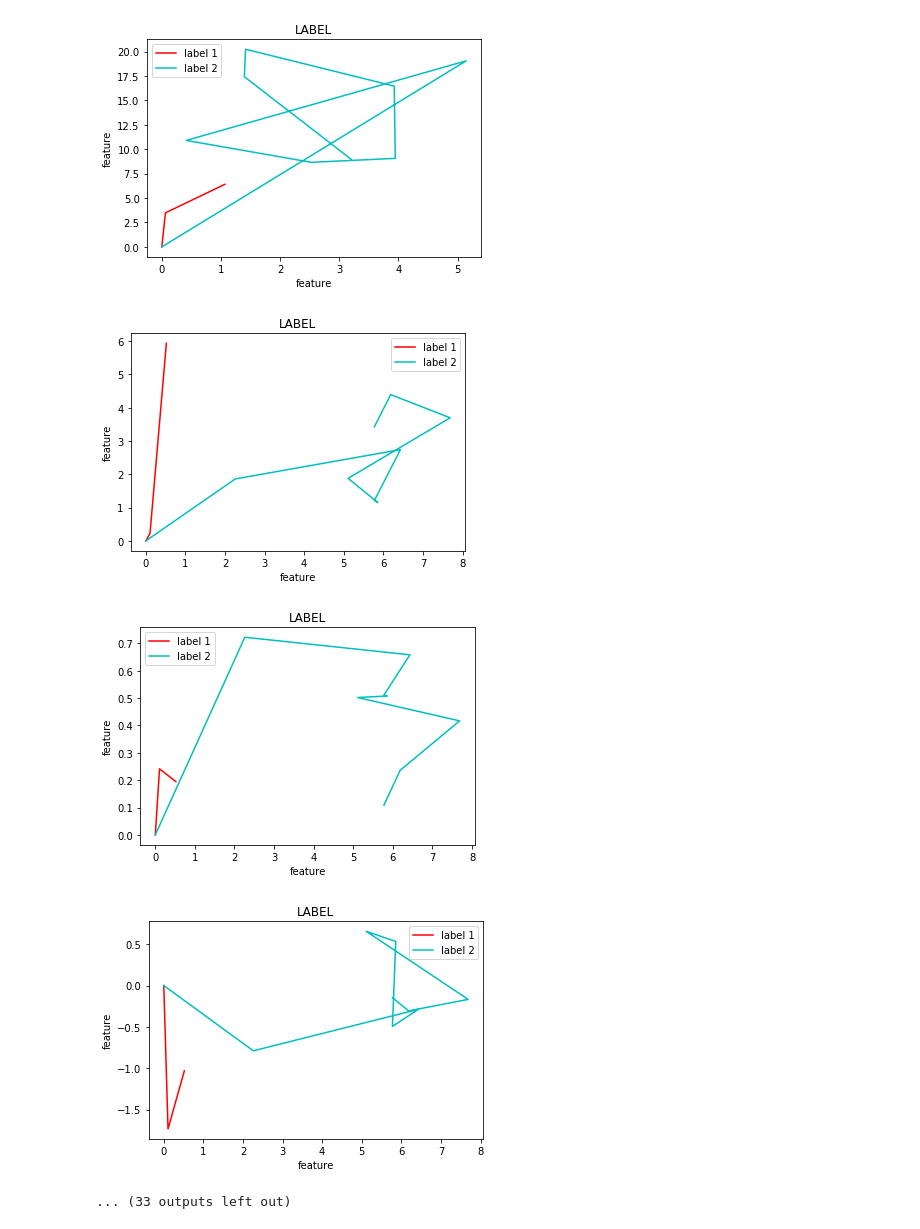
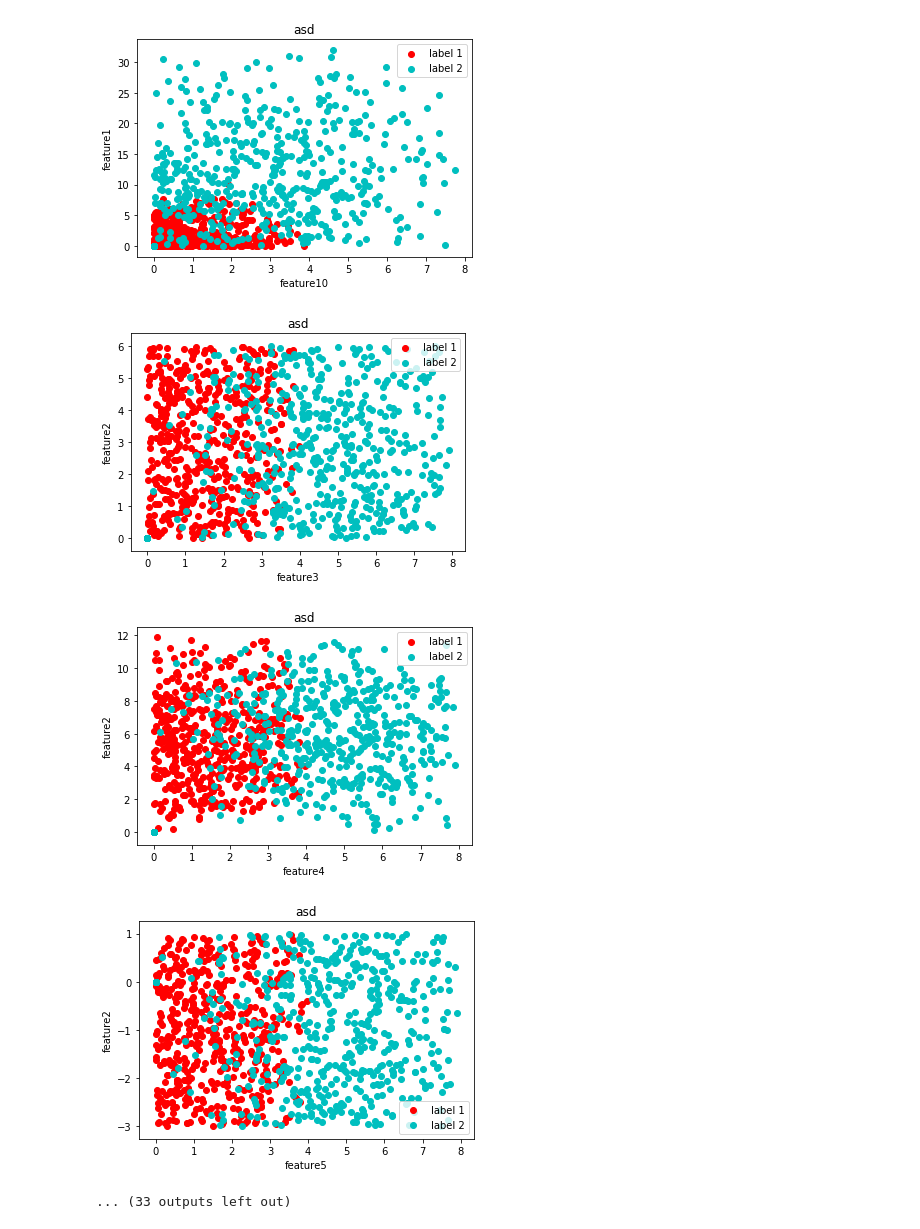
Before and after one commit to IITGuwahati-AI/Learning-Content, a Jupyter notebook: 190103086-saranyaa.RT.ipynb, the cells around one changed output. Cells and saved outputs as stored; diff of their text form; code cells hidden in the pictures.

```diff
--- a/190103086-saranyaa.RT.ipynb
+++ b/190103086-saranyaa.RT.ipynb
@@ -8,6 +8,7 @@ v=np.zeros((11,1000))
 v=np.loadtxt('data.txt')
 # %%
 a=np.arange(1,11)
+g=np.arange(1,999)
 # %%
 b=1
 c=2
@@ -21,7 +22,7 @@ for b in a:
     while(c<11):
         j=0
         k=0
-        for num in a:
+        for num in g:
 
             if v[num,0]==1:
                 x[j]=v[num,b]
@@ -33,12 +34,13 @@ for b in a:
                 q[k]=v[num,c]
                 k=k+1
 
-
-        plt.title('LABEL')
-        plt.plot(x,y,'r',label='label 1')
-        plt.plot(p,q,'c',label='label 2')
-        plt.ylabel('feature')
-        plt.xlabel('feature')
+        lx='feature'+str(b)
+        ly='feature'+str(c)
+        plt.title('asd')
+        plt.scatter(x,y,color='r',label='label 1')
+        plt.scatter(p,q,color='c',label='label 2')
+        plt.ylabel(lx)
+        plt.xlabel(ly)
         plt.legend()
         plt.show()
         c=c+1
@@ -54,5 +56,5 @@ for b in a:
-[figure, old version]
+[figure, new version]
-[figure, old version]
+[figure, new version]
-[figure, old version]
+[figure, new version]
-[figure, old version]
+[figure, new version]
 ... (33 outputs left out)
```
Also changed, not shown: parts of 1 cell of this notebook.
